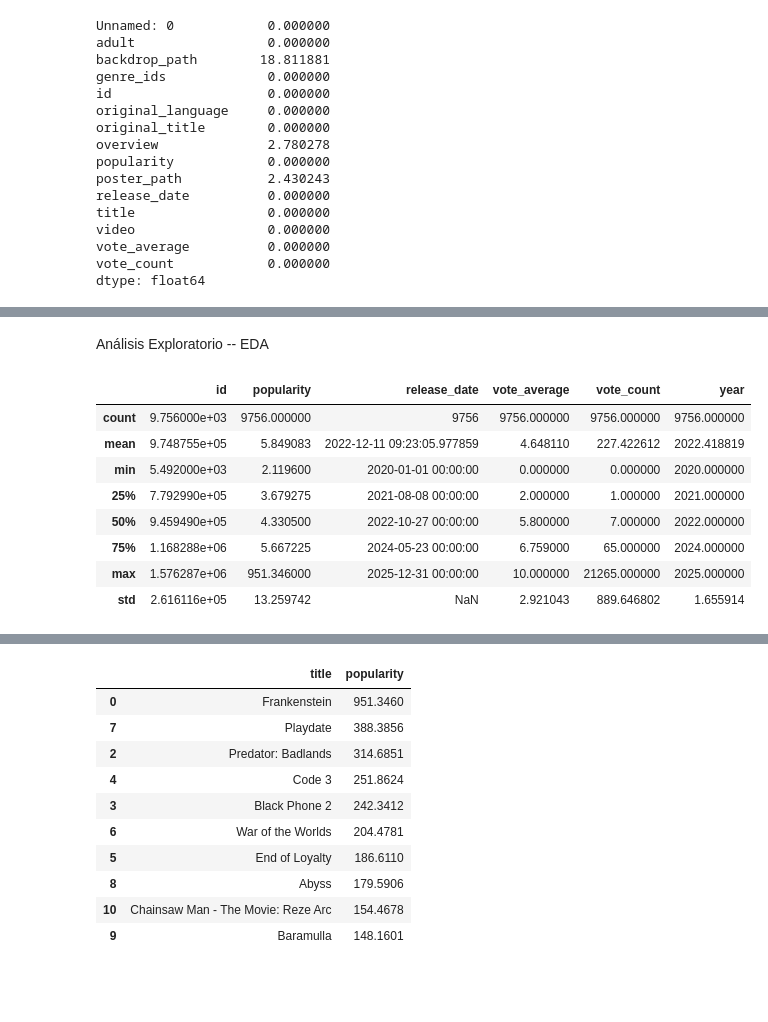
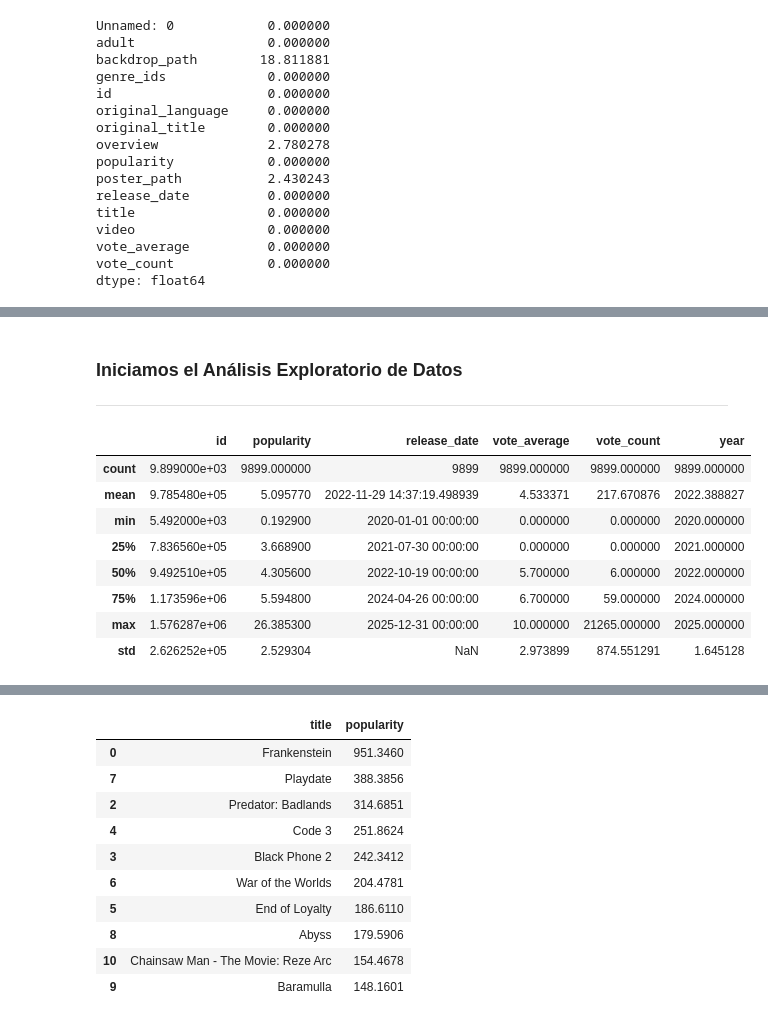
Before and after one commit to viquezsol/Movie_Insights, a Jupyter notebook: notebooks/01_EDA.ipynb, the cells around one changed output, grey strips where cells are left out. Saved outputs shown, nothing was run; the diff lists cells and outputs as text; code cells hidden in the pictures; blank space fills up the shorter version.

```diff
--- a/notebooks/01_EDA.ipynb
+++ b/notebooks/01_EDA.ipynb
@@ -108,0 +116,5 @@ df['year'] = df['release_date'].dt.year
+# %%
+eda = ProcesadorEDA(df)
+df_limpio = eda.limpiar_datos()
+
+df_limpio.head()
@@ -109,18 +149,19 @@ df['year'] = df['release_date'].dt.year
 # %% [markdown]
-Análisis Exploratorio -- EDA
+### Iniciamos el Análisis Exploratorio de Datos
+
+---
-# %%
-#resumen estadistico
-df.describe()
-# %% [output]
-|  | id | popularity | release_date | vote_average | vote_count | year |
-| count | 9.756000e+03 | 9756.000000 | 9756 | 9756.000000 | 9756.000000 | 9756.000000 |
-| mean | 9.748755e+05 | 5.849083 | 2022-12-11 09:23:05.977859 | 4.648110 | 227.422612 | 2022.418819 |
-| min | 5.492000e+03 | 2.119600 | 2020-01-01 00:00:00 | 0.000000 | 0.000000 | 2020.000000 |
-| 25% | 7.792990e+05 | 3.679275 | 2021-08-08 00:00:00 | 2.000000 | 1.000000 | 2021.000000 |
-| 50% | 9.459490e+05 | 4.330500 | 2022-10-27 00:00:00 | 5.800000 | 7.000000 | 2022.000000 |
-| 75% | 1.168288e+06 | 5.667225 | 2024-05-23 00:00:00 | 6.759000 | 65.000000 | 2024.000000 |
-| max | 1.576287e+06 | 951.346000 | 2025-12-31 00:00:00 | 10.000000 | 21265.000000 | 2025.000000 |
-| std | 2.616116e+05 | 13.259742 | NaN | 2.921043 | 889.646802 | 1.655914 |
+# %%
+eda.resumen_descriptivo()
+# %% [output]
+|  | id | popularity | release_date | vote_average | vote_count | year |
+| count | 9.899000e+03 | 9899.000000 | 9899 | 9899.000000 | 9899.000000 | 9899.000000 |
+| mean | 9.785480e+05 | 5.095770 | 2022-11-29 14:37:19.498939 | 4.533371 | 217.670876 | 2022.388827 |
+| min | 5.492000e+03 | 0.192900 | 2020-01-01 00:00:00 | 0.000000 | 0.000000 | 2020.000000 |
+| 25% | 7.836560e+05 | 3.668900 | 2021-07-30 00:00:00 | 0.000000 | 0.000000 | 2021.000000 |
+| 50% | 9.492510e+05 | 4.305600 | 2022-10-19 00:00:00 | 5.700000 | 6.000000 | 2022.000000 |
+| 75% | 1.173596e+06 | 5.594800 | 2024-04-26 00:00:00 | 6.700000 | 59.000000 | 2024.000000 |
+| max | 1.576287e+06 | 26.385300 | 2025-12-31 00:00:00 | 10.000000 | 21265.000000 | 2025.000000 |
+| std | 2.626252e+05 | 2.529304 | NaN | 2.973899 | 874.551291 | 1.645128 |
 # %%
 #distribución de variables numericas
 num_cols = ['popularity', 'vote_average', 'vote_count']
```
Also changed, not shown: parts of 33 cells of this notebook.
